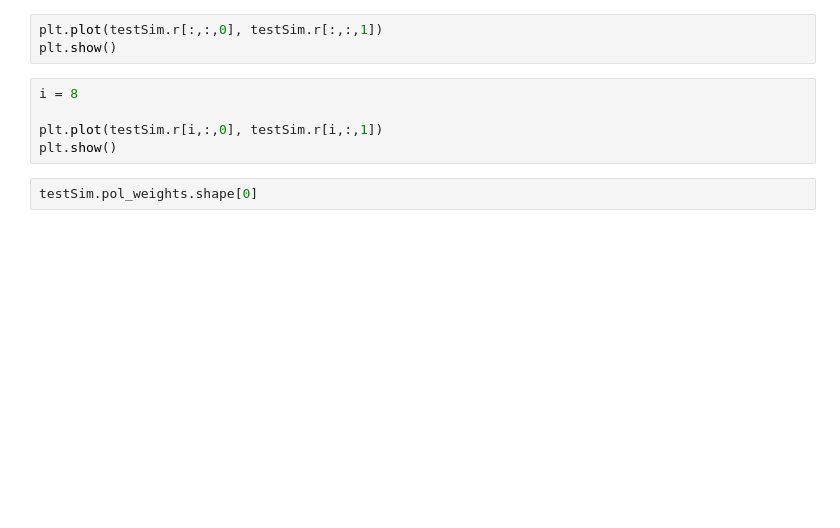
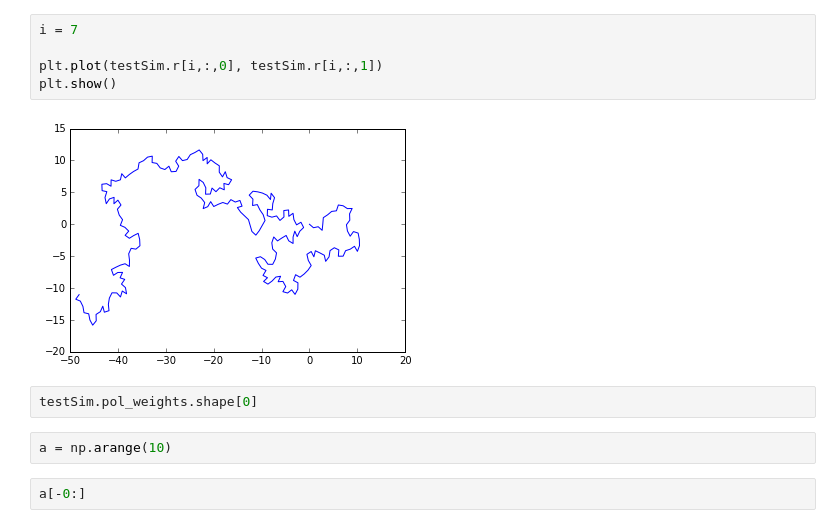
Before and after one commit to JesseSlim/comp-phys-2016-mc, a Jupyter notebook: PERMJesse.ipynb, the cells around one changed output. Cells and saved outputs as stored; diff of their text form; blank space fills up the shorter version.

```diff
--- a/PERMJesse.ipynb
+++ b/PERMJesse.ipynb
@@ -254,10 +80,13 @@ xmax
 # %%
-plt.plot(testSim.r[:,:,0], testSim.r[:,:,1])
+i = 7
+
+plt.plot(testSim.r[i,:,0], testSim.r[i,:,1])
 plt.show()
+# %% [output]
+[figure, added]
-# %%
-i = 8
-
-plt.plot(testSim.r[i,:,0], testSim.r[i,:,1])
-plt.show()
 # %%
 testSim.pol_weights.shape[0]
+# %%
+a = np.arange(10)
+# %%
+a[-0:]
```
Also changed, not shown: parts of 6 cells of this notebook, 2 other files.
